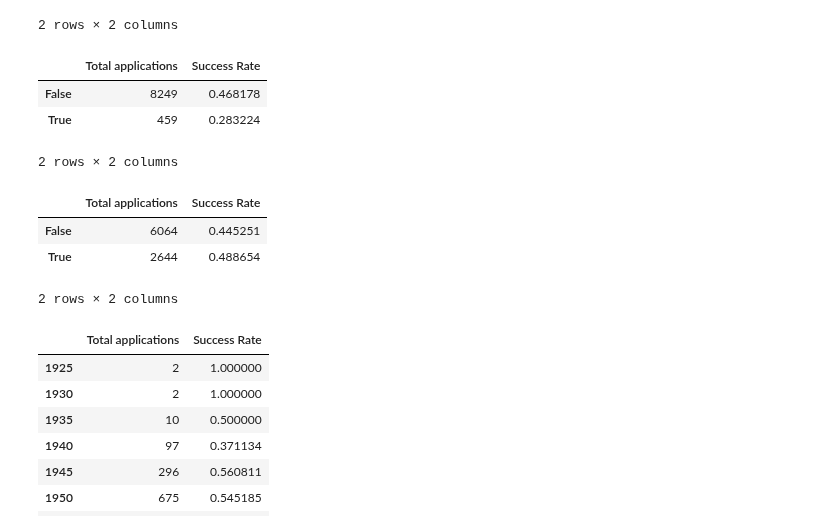
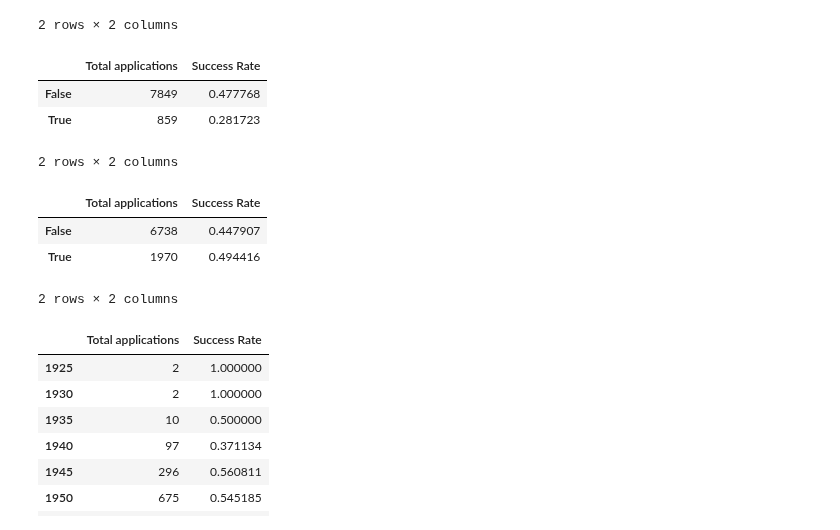
Before and after one commit to realmichaelzyy/cs249project, a Jupyter notebook: kaggle/workspace/classifier/KaggleDataset.ipynb, the cells around one changed output. Drawn from its saved outputs; the diff is of its cells as text; code cells hidden in the pictures.

```diff
--- a/kaggle/workspace/classifier/KaggleDataset.ipynb
+++ b/kaggle/workspace/classifier/KaggleDataset.ipynb
@@ -46,17 +46,19 @@ for i in range(1,14):
     data.loc[:,col] = a
 
 # fill in values for nonexistant publications
+"""
 for i in range(1,14):
     for j in ['Astar','A','B','C']:
         col = j + str(i)
         #print col
         a = data[col].fillna(0)
         data.loc[:,col] = a
+"""
 for i in range(1,14):
     for j in ['NumberofUnsuccessfulGrant','NumberofSuccessfulGrant','Astar','A','B','C']:
         col = j + str(i)
         #print col
-        a = data[col].fillna(0)
+        a = data[col].fillna(-1)
         data.loc[:,col] = a
 a = data.Startdate.apply(lambda x: datetime.datetime.strptime(x,'%d/%m/%y'))
 data.loc[:,'Startdate'] = a
@@ -363,21 +370,21 @@ grouped['GrantStatus'].agg({'Total applications': len, 'Success Rate': mean})
 # %%
 # Does having a PhD among the first 3 investigators help?
 cols = []
-for i in range(1,4):
+for i in range(1,3):
     for col in ['NumberofUnsuccessfulGrant']:
         cols.append(col + str(i))
 grouped = data.groupby(data[cols].apply(lambda x: \
-numpy.add.reduce(x)[0] > 10,axis=1))
+numpy.add.reduce(x)[0] > 6,axis=1))
 grouped['GrantStatus'].agg({'Total applications': len, 'Success Rate': mean})
 # %% [output]
 |  | Total applications | Success Rate |
-| False | 8249 | 0.468178 |
-| True | 459 | 0.283224 |
+| False | 7849 | 0.477768 |
+| True | 859 | 0.281723 |
 2 rows × 2 columns
 # %%
 # Does having a PhD among the first 3 investigators help?
 cols = []
-for i in range(1,4):
+for i in range(1,3):
     for col in ['Astar','A','B','C']:
         cols.append(col + str(i))
 grouped = data.groupby(data[cols].apply(lambda x: \
@@ -385,8 +392,8 @@ numpy.add.reduce(x)[0] > 20,axis=1))
 grouped['GrantStatus'].agg({'Total applications': len, 'Success Rate': mean})
 # %% [output]
 |  | Total applications | Success Rate |
-| False | 6064 | 0.445251 |
-| True | 2644 | 0.488654 |
+| False | 6738 | 0.447907 |
+| True | 1970 | 0.494416 |
 2 rows × 2 columns
 # %%
 # Does max age have an effect?
```
Also changed, not shown: parts of 25 cells of this notebook.
